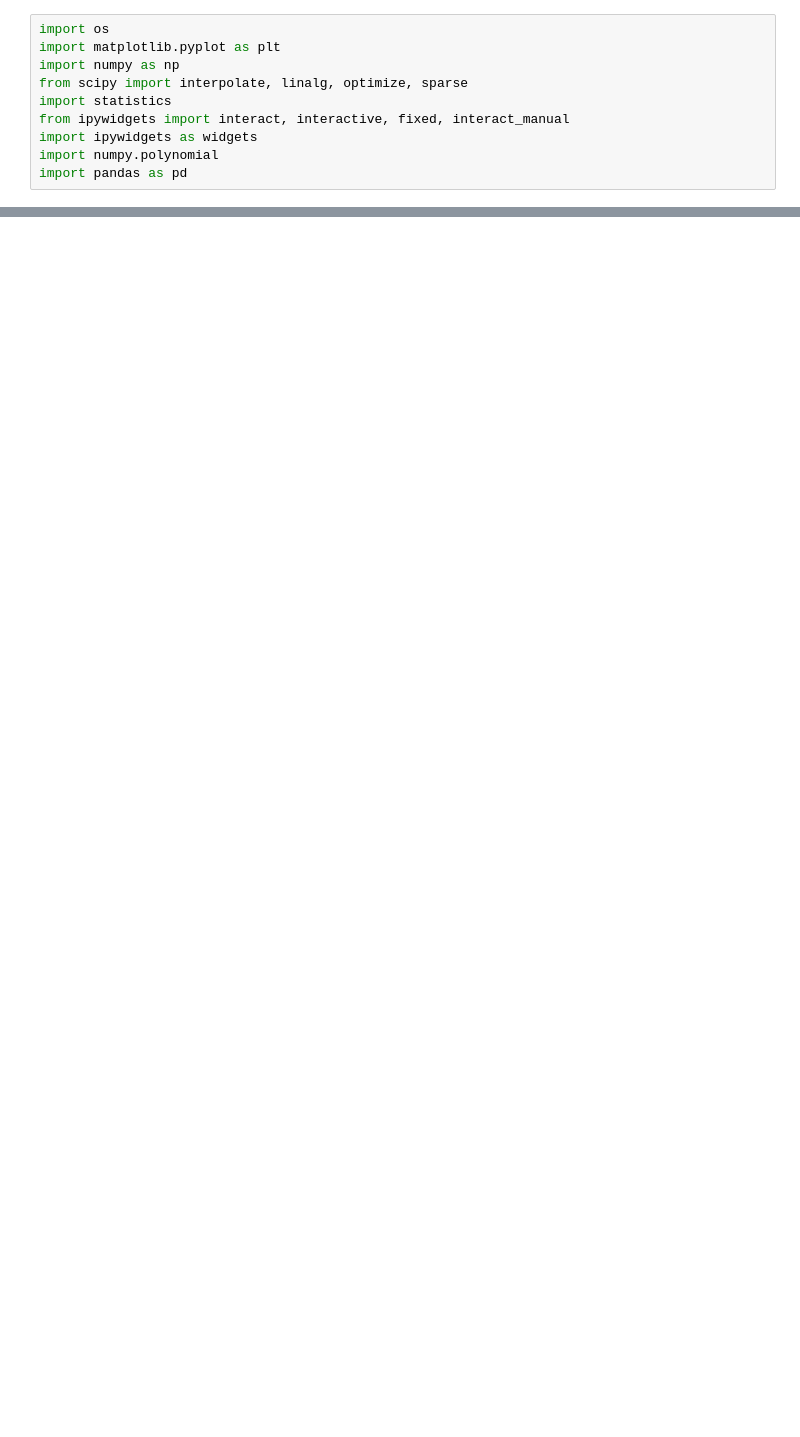
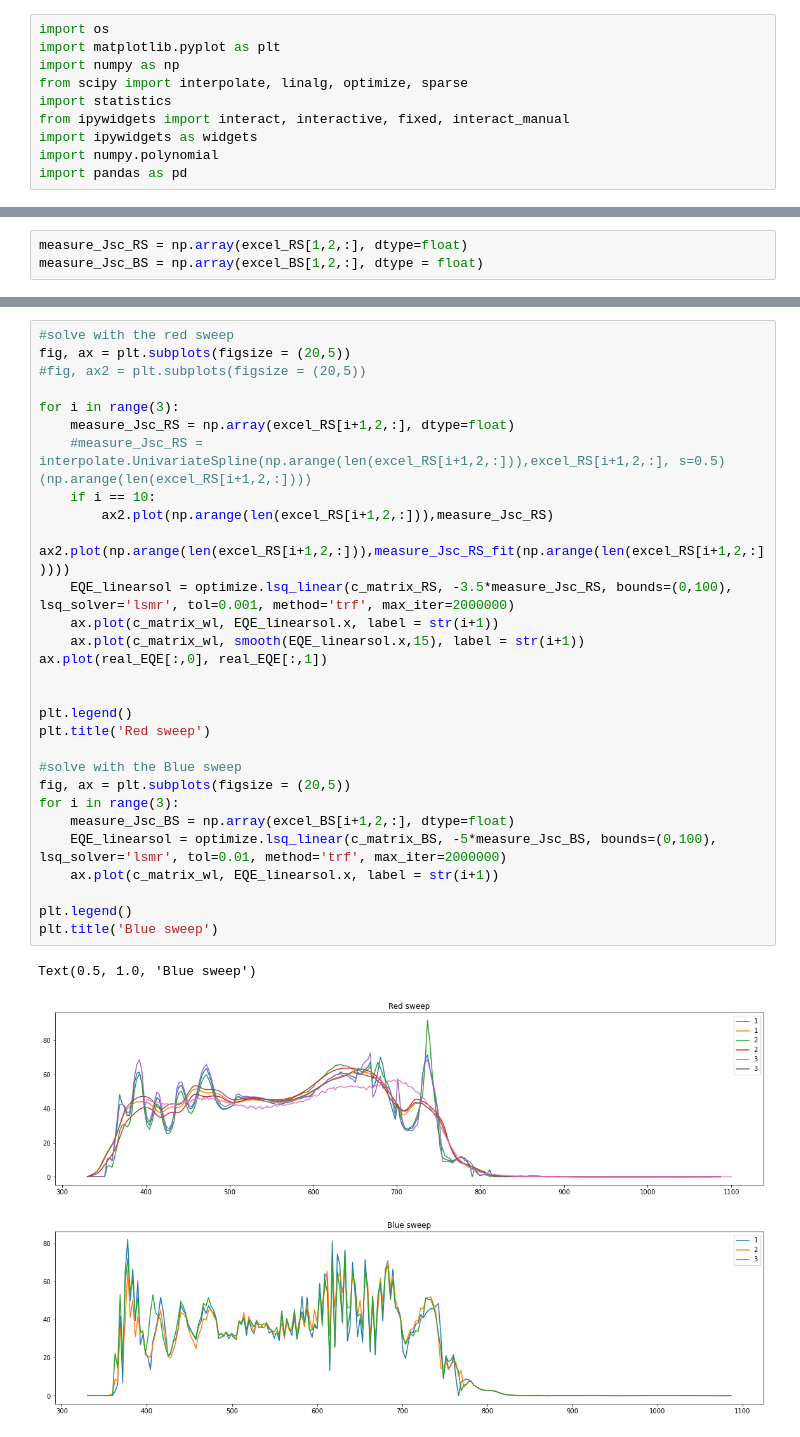
Before and after one commit to mcasademont9/SOLS-EQE, a Jupyter notebook: Numeric method - LEDs simulator/LEDs_simulator_EQE.ipynb, the cells around one changed output, grey strips where cells are left out. Drawn from its saved outputs; the diff is of its cells as text; blank space fills up the shorter version.

```diff
--- a/Numeric method - LEDs simulator/LEDs_simulator_EQE.ipynb
+++ b/Numeric method - LEDs simulator/LEDs_simulator_EQE.ipynb
@@ -43,0 +193,3 @@ Error: Kernel is dead
+# %%
+measure_Jsc_RS = np.array(excel_RS[1,2,:], dtype=float)
+measure_Jsc_BS = np.array(excel_BS[1,2,:], dtype = float)
@@ -43,0 +207,33 @@ Error: Kernel is dead
+# %%
+#solve with the red sweep
+fig, ax = plt.subplots(figsize = (20,5))
+#fig, ax2 = plt.subplots(figsize = (20,5))
+
+for i in range(3):
+    measure_Jsc_RS = np.array(excel_RS[i+1,2,:], dtype=float)
+    #measure_Jsc_RS = interpolate.UnivariateSpline(np.arange(len(excel_RS[i+1,2,:])),excel_RS[i+1,2,:], s=0.5)(np.arange(len(excel_RS[i+1,2,:])))
+    if i == 10:
+        ax2.plot(np.arange(len(excel_RS[i+1,2,:])),measure_Jsc_RS)
+        ax2.plot(np.arange(len(excel_RS[i+1,2,:])),measure_Jsc_RS_fit(np.arange(len(excel_RS[i+1,2,:]))))
+    EQE_linearsol = optimize.lsq_linear(c_matrix_RS, -3.5*measure_Jsc_RS, bounds=(0,100), lsq_solver='lsmr', tol=0.001, method='trf', max_iter=2000000)
+    ax.plot(c_matrix_wl, EQE_linearsol.x, label = str(i+1))
+    ax.plot(c_matrix_wl, smooth(EQE_linearsol.x,15), label = str(i+1))
+ax.plot(real_EQE[:,0], real_EQE[:,1])
+
+
+plt.legend()
+plt.title('Red sweep')
+
+#solve with the Blue sweep
+fig, ax = plt.subplots(figsize = (20,5))
+for i in range(3):
+    measure_Jsc_BS = np.array(excel_BS[i+1,2,:], dtype=float)
+    EQE_linearsol = optimize.lsq_linear(c_matrix_BS, -5*measure_Jsc_BS, bounds=(0,100), lsq_solver='lsmr', tol=0.01, method='trf', max_iter=2000000)
+    ax.plot(c_matrix_wl, EQE_linearsol.x, label = str(i+1))
+
+plt.legend()
+plt.title('Blue sweep')
+# %% [output]
+Text(0.5, 1.0, 'Blue sweep')
+[figure, added]
+[figure, added]
```
Also changed, not shown: parts of 23 cells of this notebook, 5 other files.
